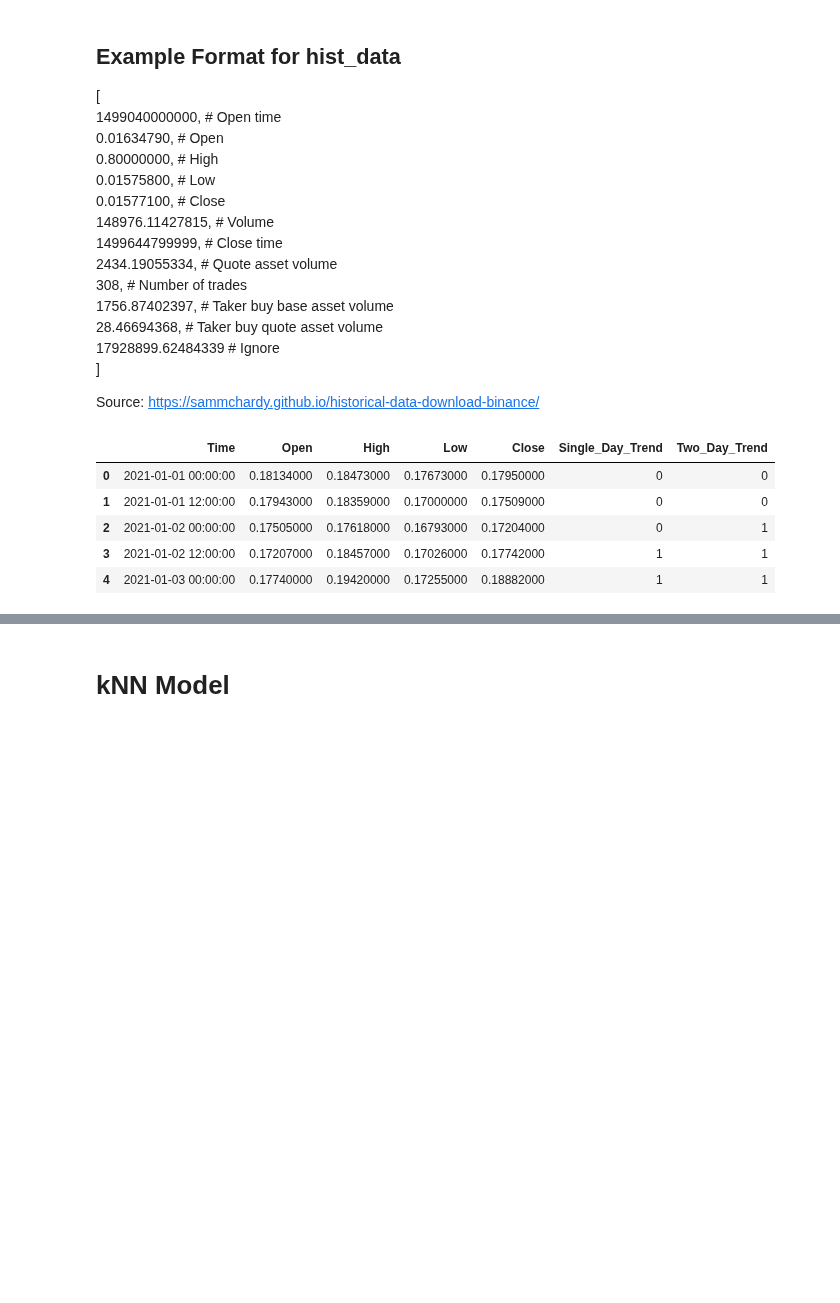
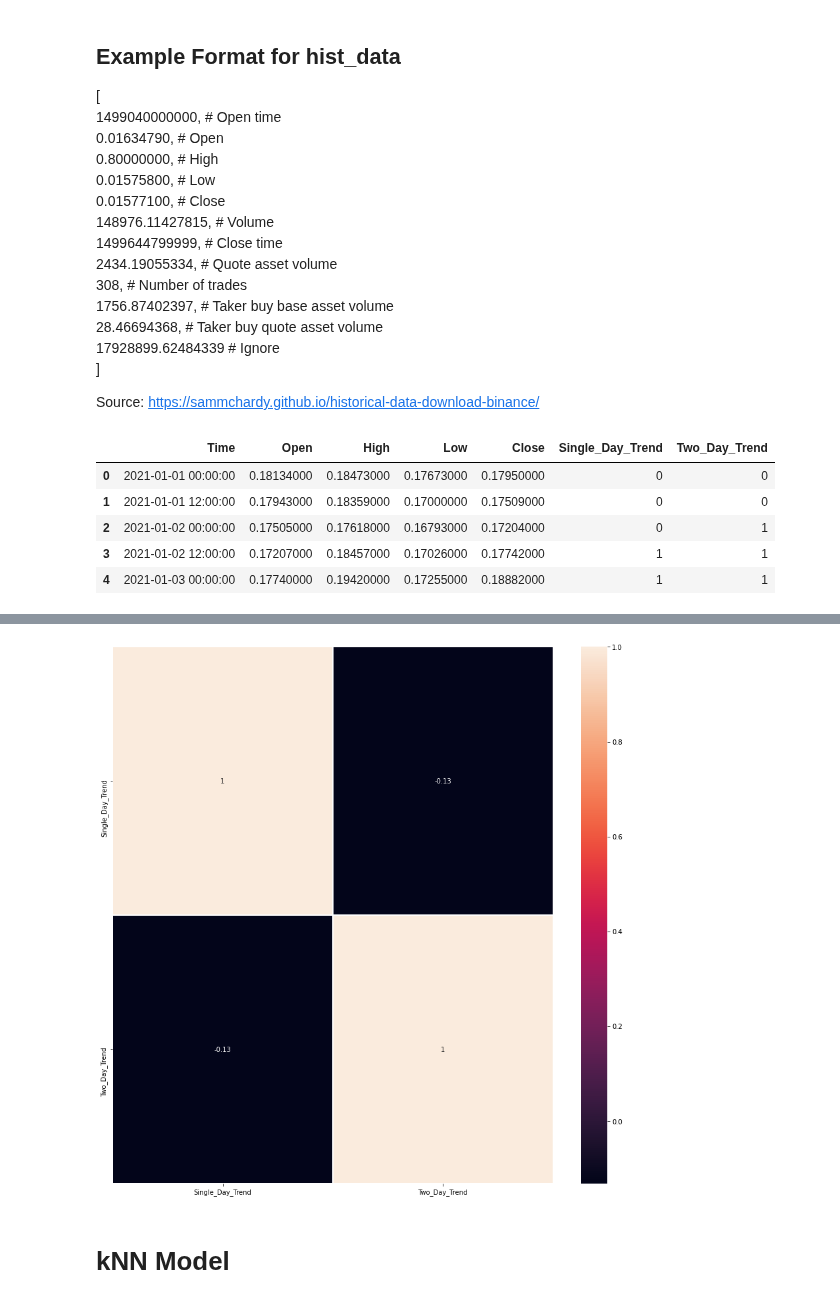
Before and after one commit to Mayank-004/Trend-prediction-using-Binance-API, a Jupyter notebook: EAI_6010_Final_Project_Binance_(ADA).ipynb, the cells around one changed output, grey strips where cells are left out. Cells and saved outputs as stored; diff of their text form; code cells hidden in the pictures; blank space fills up the shorter version.

```diff
--- a/EAI_6010_Final_Project_Binance_(ADA).ipynb
+++ b/EAI_6010_Final_Project_Binance_(ADA).ipynb
@@ -125,3 +152,13 @@ df.head()
+# %%
+
+corrMatrix= df.corr()
+
+fig, ax = plt.subplots(figsize=(15,15))         # Sample figsize in inches
+
+sns.heatmap(corrMatrix, annot=True,linewidth=0.8)
+plt.show()
+# %% [output]
+[figure, added]
 # %%
 # Split relevant variables into matrices and split into train and test groups
 y, X = df['Two_Day_Trend'], [df['High'],df['Low'],df['Close'],df['Single_Day_Trend']]
```
Also changed, not shown: parts of 16 cells of this notebook.
